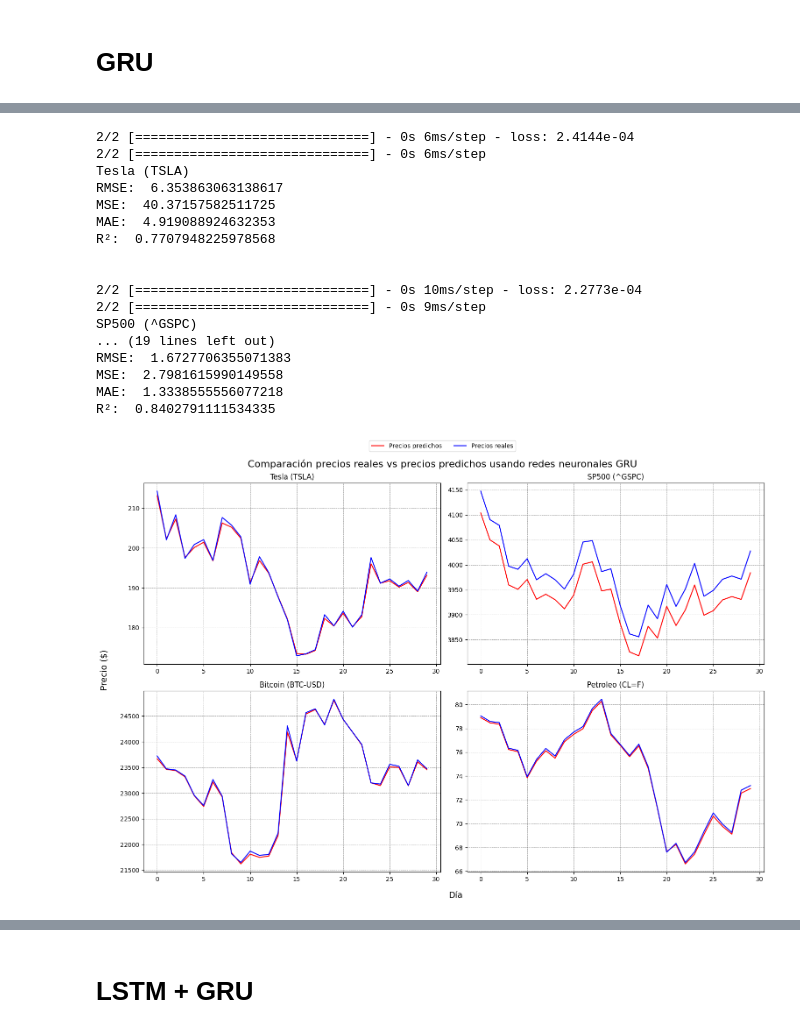
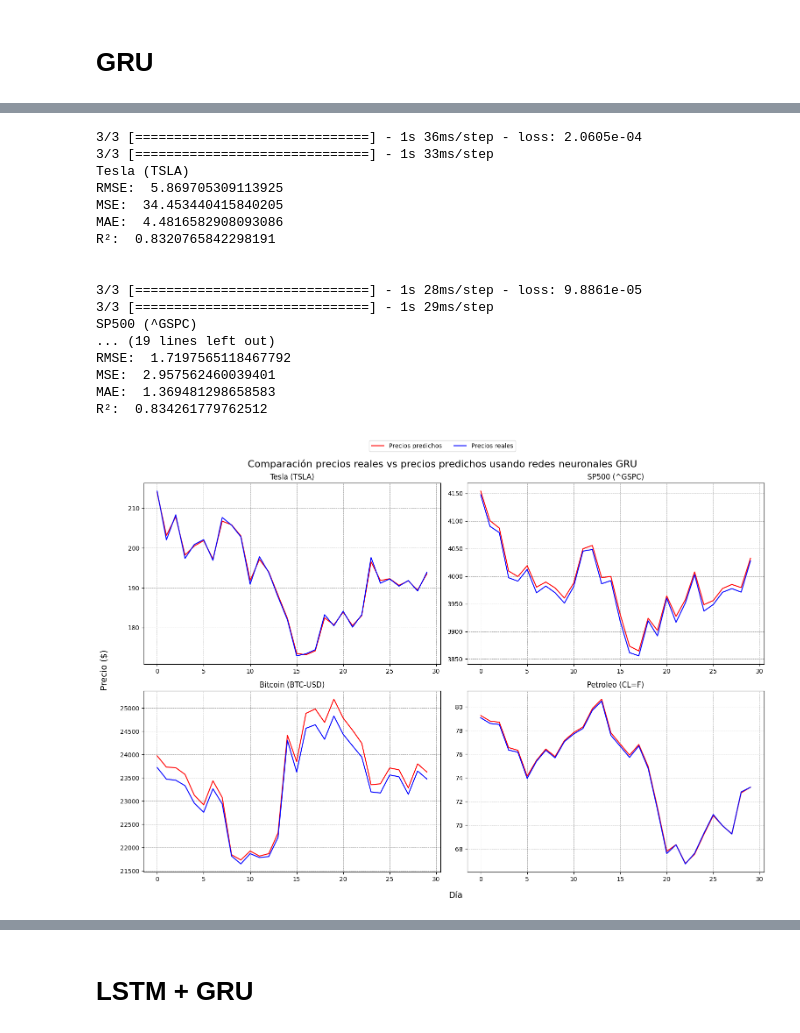
Before and after one commit to samuelvaler/TFM-PRICE-PREDICTION, a Jupyter notebook: Predicciones_2023/TFM_2010_2023.ipynb, the cells around one changed output, grey strips where cells are left out. Saved outputs shown, nothing was run; the diff lists cells and outputs as text; code cells hidden in the pictures.

```diff
--- a/Predicciones_2023/TFM_2010_2023.ipynb
+++ b/Predicciones_2023/TFM_2010_2023.ipynb
@@ -30,7 +30,7 @@ Definimos las fechas de inicio y fin de train y test
 fecha_inicio_train = '2010-01-01'
 fecha_fin_train = '2023-01-01'
 fecha_inicio_test = '2023-01-02'
-fecha_fin_test = '2023-05-01'
+fecha_fin_test = '2023-06-01'
 # %% [markdown]
 Obtenemos los datos de train
 # %%
@@ -933,7 +842,9 @@ y_petroleo_t, x_petroleo_t = create_time_series_dataset(datos_petroleo_test, pas
 # %%
 def create_gru(units, activation):
     model = Sequential()
-    model.add(GRU(units=units, activation=activation, input_shape=(None, 1), return_sequences=False))
+    model.add(GRU(units=units, activation=activation, input_shape=(None, 1), return_sequences=True))
+    model.add(GRU(units=units, activation=activation, return_sequences=True))
+    model.add(GRU(units=units, activation=activation, return_sequences=False))
     model.add(Dense(units=1))
     model.compile(optimizer='adam', loss='mean_squared_error')
     return model
@@ -944,7 +855,7 @@ gru_bitcoin = KerasRegressor(build_fn=create_gru)
 gru_petroleo = KerasRegressor(build_fn=create_gru)
 
 param_grid = {
-    'units': [4, 8, 16, 32, 64, 128, 256, 512],
+    'units': [6, 12, 24, 36, 64, 128, 256, 512],
     'activation': ['relu', 'sigmoid']
 }
 
@@ -991,7 +902,9 @@ Mejor resultado para Petróleo:  0.9263858784058399
 fig, axs = plt.subplots(2, 2, figsize=(15, 10))
 
 gru_tesla = Sequential()
-gru_tesla.add(GRU(units = grid_search_tesla.best_params_['units'], activation = grid_search_tesla.best_params_['activation'], input_shape = (None, 1), return_sequences=False))
+gru_tesla.add(GRU(units = grid_search_tesla.best_params_['units'], activation = grid_search_tesla.best_params_['activation'], input_shape = (None, 1), return_sequences=True))
+gru_tesla.add(GRU(units = grid_search_tesla.best_params_['units'], activation = grid_search_tesla.best_params_['activation'], return_sequences=True))
+gru_tesla.add(GRU(units = grid_search_tesla.best_params_['units'], activation = grid_search_tesla.best_params_['activation'], return_sequences=False))
 gru_tesla.add(Dense(units = 1))
 
 gru_tesla.compile(optimizer = 'adam', loss = 'mean_squared_error')
@@ -1014,51 +927,54 @@ save_model(gru_sp500, 'gru_sp500.h5')
 
 
 gru_bitcoin = Sequential()
-gru_bitcoin.add(GRU(units = grid_search_bitcoin.best_params_['units'], activation = grid_search_bitcoin.best_params_['activation'], input_shape = (None, 1), return_sequences=False))
+gru_bitcoin.add(LSTM(units = grid_search_bitcoin.best_params_['units'], activation = grid_search_bitcoin.best_params_['activation'], input_shape = (None, 1), return_sequences=True))
+gru_bitcoin.add(GRU(units = grid_search_bitcoin.best_params_['units'], activation = grid_search_bitcoin.best_params_['activation'], return_sequences=False))
 gru_bitcoin.add(Dense(units = 1))
 gru_bitcoin.compile(optimizer='adam', loss='mean_squared_error')
 history = gru_bitcoin.fit(x_train_bitcoin, y_train_bitcoin, epochs=200, batch_size=32, verbose = False)
 score = gru_bitcoin.evaluate(x_bitcoin_t, y_bitcoin_t, batch_size=32)
 y_pred_bitcoin_t = gru_bitcoin.predict(x_bitcoin_t)
 evaluate_model(y_pred_bitcoin_t, y_bitcoin_t, "Bitcoin (BTC-USD)", axs[1, 0], scaler_bitcoin)
 save_model(gru_bitcoin, 'gru_bitcoin.h5')
 
 gru_petroleo = Sequential()
-gru_petroleo.add(GRU(units = grid_search_petroleo.best_params_['units'], activation = grid_search_petroleo.best_params_['activation'], input_shape = (None, 1), return_sequences=False))
+gru_petroleo.add(GRU(units = grid_search_petroleo.best_params_['units'], activation = grid_search_petroleo.best_params_['activation'], input_shape = (None, 1), return_sequences=True))
+gru_petroleo.add(GRU(units = grid_search_petroleo.best_params_['units'], activation = grid_search_petroleo.best_params_['activation'], return_sequences=True))
+gru_petroleo.add(GRU(units = grid_search_petroleo.best_params_['units'], activation = grid_search_petroleo.best_params_['activation'], return_sequences=False))
 gru_petroleo.add(Dense(units = 1))
 gru_petroleo.compile(optimizer='adam', loss='mean_squared_error')
 history = gru_petroleo.fit(x_train_petroleo, y_train_petroleo, epochs=200, batch_size=32, verbose = False)
 score = gru_petroleo.evaluate(x_petroleo_t, y_petroleo_t, batch_size=32)
 y_pred_petroleo_t = gru_petroleo.predict(x_petroleo_t)
 evaluate_model(y_pred_petroleo_t, y_petroleo_t, "Petroleo (CL=F)", axs[1, 1], scaler_petroleo)
 save_model(gru_petroleo, 'gru_petroleo.h5')
 
 fig.text(0.52, -0.02, 'Día', ha='center', fontsize=14)
 fig.text(-0.02, 0.5, 'Precio ($)', va='center', rotation='vertical', fontsize=14)
 fig.suptitle('Comparación precios reales vs precios predichos usando redes neuronales GRU', fontsize=16)
 fig.legend(['Precios predichos', 'Precios reales'], loc='upper center', bbox_to_anchor=(0.5, 1.03), ncol=4)  # añade leyenda general para todo el gráfico
 
 plt.tight_layout()
 plt.show()
 # %% [output]
-2/2 [==============================] - 0s 6ms/step - loss: 2.4144e-04
-2/2 [==============================] - 0s 6ms/step
+3/3 [==============================] - 1s 36ms/step - loss: 2.0605e-04
+3/3 [==============================] - 1s 33ms/step
 Tesla (TSLA)
-RMSE:  6.353863063138617
-MSE:  40.37157582511725
-MAE:  4.919088924632353
-R²:  0.7707948225978568
+RMSE:  5.869705309113925
+MSE:  34.453440415840205
+MAE:  4.4816582908093086
+R²:  0.8320765842298191
 
 
-2/2 [==============================] - 0s 10ms/step - loss: 2.2773e-04
-2/2 [==============================] - 0s 9ms/step
+3/3 [==============================] - 1s 28ms/step - loss: 9.8861e-05
+3/3 [==============================] - 1s 29ms/step
 SP500 (^GSPC)
 ... (19 lines left out)
-RMSE:  1.6727706355071383
-MSE:  2.7981615990149558
-MAE:  1.3338555556077218
-R²:  0.8402791111534335
+RMSE:  1.7197565118467792
+MSE:  2.957562460039401
+MAE:  1.369481298658583
+R²:  0.834261779762512
-[figure, old version]
+[figure, new version]
 # %%
 dias = 15
 
```
Also changed, not shown: parts of 19 cells of this notebook.
